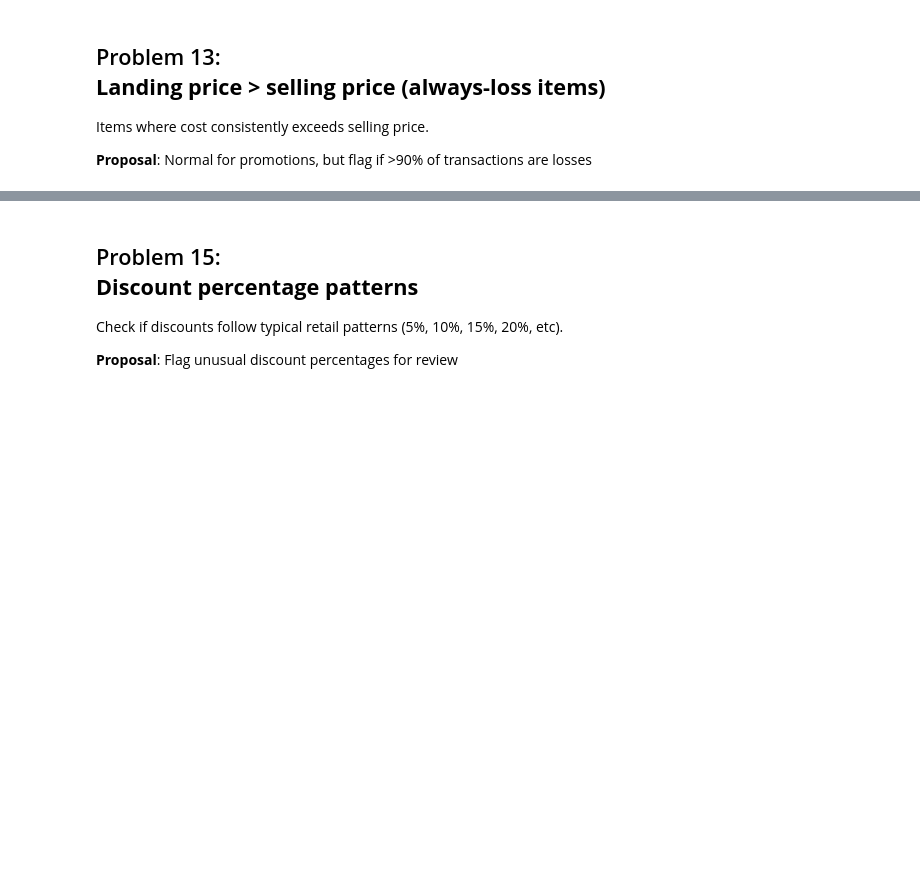
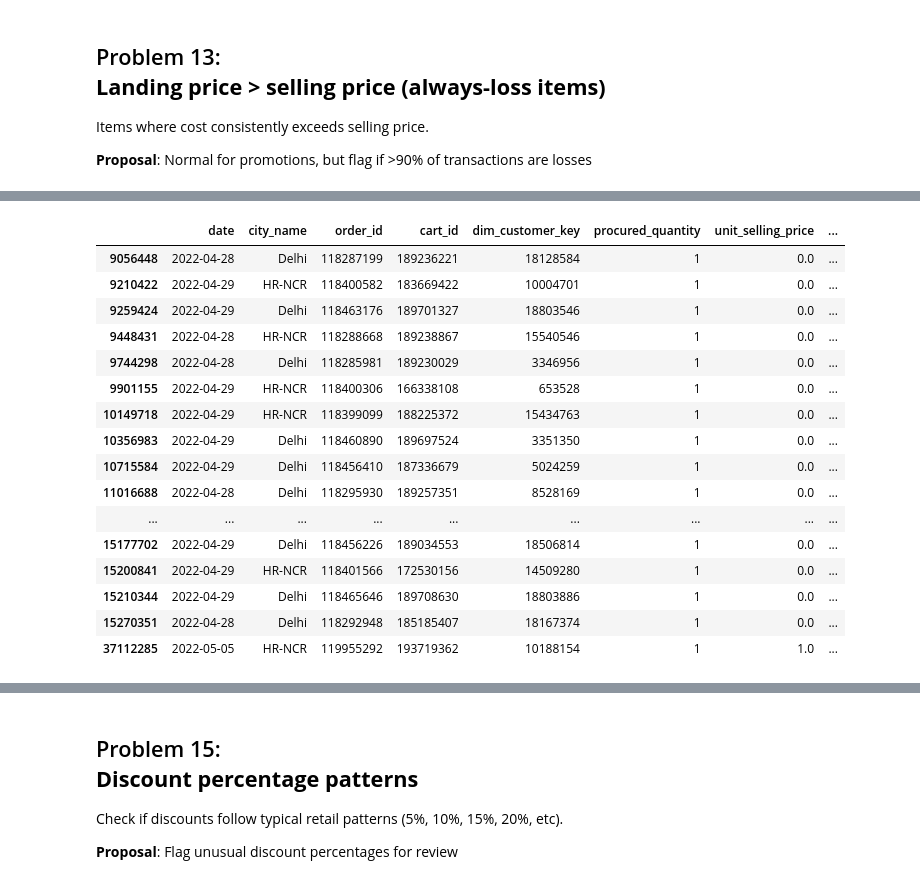
Before and after one commit to my-nggia/Enhancing-Customer-Retention-through-ML, a Jupyter notebook: 01_data_preprocessing.ipynb, the cells around one changed output, grey strips where cells are left out. Saved outputs shown, nothing was run; the diff lists cells and outputs as text; code cells hidden in the pictures; blank space fills up the shorter version.

```diff
--- a/01_data_preprocessing.ipynb
+++ b/01_data_preprocessing.ipynb
@@ -928,0 +982,22 @@ Sample of products with varying prices:
+# %%
+# product_id 483436: Plum BodyLovin' Hawaiian Rumba Shower Gel - Sample
+
+df_sales_cleaned[df_sales_cleaned['product_id'] == 483436]
+# %% [output]
+|  | date | city_name | order_id | cart_id | dim_customer_key | procured_quantity | unit_selling_price | ... |
+| 9056448 | 2022-04-28 | Delhi | 118287199 | 189236221 | 18128584 | 1 | 0.0 | ... |
+| 9210422 | 2022-04-29 | HR-NCR | 118400582 | 183669422 | 10004701 | 1 | 0.0 | ... |
+| 9259424 | 2022-04-29 | Delhi | 118463176 | 189701327 | 18803546 | 1 | 0.0 | ... |
+| 9448431 | 2022-04-28 | HR-NCR | 118288668 | 189238867 | 15540546 | 1 | 0.0 | ... |
+| 9744298 | 2022-04-28 | Delhi | 118285981 | 189230029 | 3346956 | 1 | 0.0 | ... |
+| 9901155 | 2022-04-29 | HR-NCR | 118400306 | 166338108 | 653528 | 1 | 0.0 | ... |
+| 10149718 | 2022-04-29 | HR-NCR | 118399099 | 188225372 | 15434763 | 1 | 0.0 | ... |
+| 10356983 | 2022-04-29 | Delhi | 118460890 | 189697524 | 3351350 | 1 | 0.0 | ... |
+| 10715584 | 2022-04-29 | Delhi | 118456410 | 187336679 | 5024259 | 1 | 0.0 | ... |
+| 11016688 | 2022-04-28 | Delhi | 118295930 | 189257351 | 8528169 | 1 | 0.0 | ... |
+| ... | ... | ... | ... | ... | ... | ... | ... | ... |
+| 15177702 | 2022-04-29 | Delhi | 118456226 | 189034553 | 18506814 | 1 | 0.0 | ... |
+| 15200841 | 2022-04-29 | HR-NCR | 118401566 | 172530156 | 14509280 | 1 | 0.0 | ... |
+| 15210344 | 2022-04-29 | Delhi | 118465646 | 189708630 | 18803886 | 1 | 0.0 | ... |
+| 15270351 | 2022-04-28 | Delhi | 118292948 | 185185407 | 18167374 | 1 | 0.0 | ... |
+| 37112285 | 2022-05-05 | HR-NCR | 119955292 | 193719362 | 10188154 | 1 | 1.0 | ... |
```
Also changed, not shown: parts of 29 cells of this notebook.
